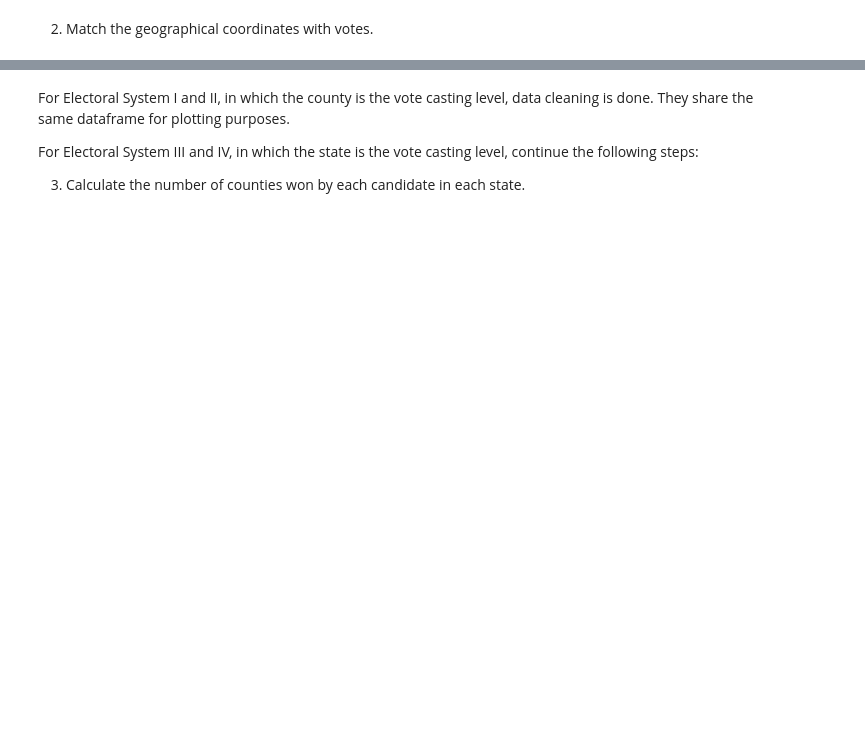
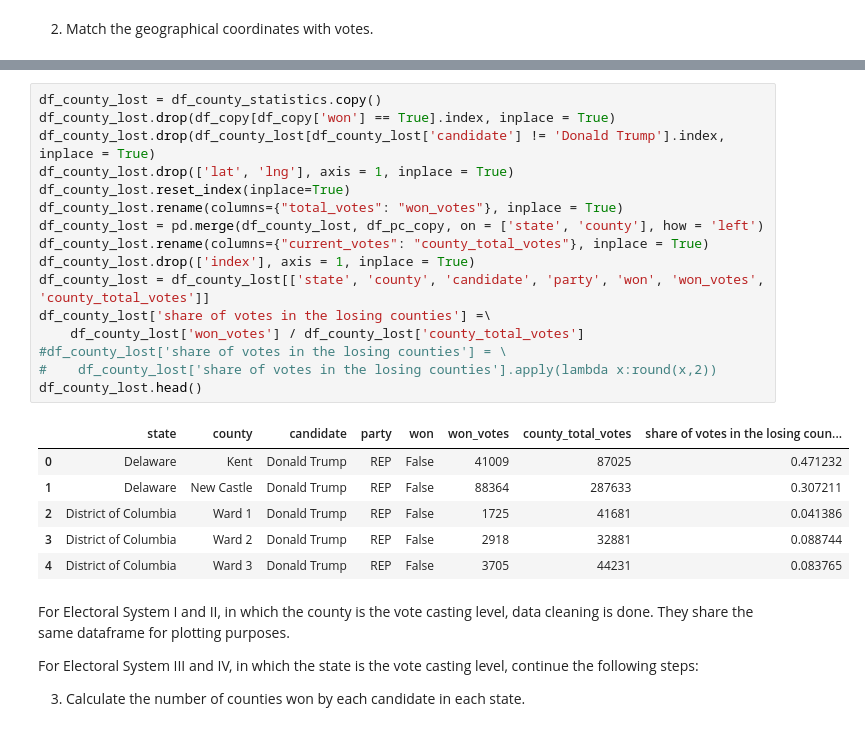
Before and after one commit to AllysonCui/ECO225, a Jupyter notebook: Code/Project 1/Project_1.ipynb, the cells around one changed output, grey strips where cells are left out. Saved outputs shown, nothing was run; the diff lists cells and outputs as text; blank space fills up the shorter version.

```diff
--- a/Code/Project 1/Project_1.ipynb
+++ b/Code/Project 1/Project_1.ipynb
@@ -137,3 +169,26 @@ df_county.head()
+# %%
+df_county_lost = df_county_statistics.copy()
+df_county_lost.drop(df_copy[df_copy['won'] == True].index, inplace = True)
+df_county_lost.drop(df_county_lost[df_county_lost['candidate'] != 'Donald Trump'].index, inplace = True)
+df_county_lost.drop(['lat', 'lng'], axis = 1, inplace = True)
+df_county_lost.reset_index(inplace=True)
+df_county_lost.rename(columns={"total_votes": "won_votes"}, inplace = True)
+df_county_lost = pd.merge(df_county_lost, df_pc_copy, on = ['state', 'county'], how = 'left')
+df_county_lost.rename(columns={"current_votes": "county_total_votes"}, inplace = True)
+df_county_lost.drop(['index'], axis = 1, inplace = True)
+df_county_lost = df_county_lost[['state', 'county', 'candidate', 'party', 'won', 'won_votes', 'county_total_votes']]
+df_county_lost['share of votes in the losing counties'] =\
+    df_county_lost['won_votes'] / df_county_lost['county_total_votes']
+#df_county_lost['share of votes in the losing counties'] = \
+#    df_county_lost['share of votes in the losing counties'].apply(lambda x:round(x,2))
+df_county_lost.head()
+# %% [output]
+|  | state | county | candidate | party | won | won_votes | county_total_votes | share of votes in the losing coun... |
+| 0 | Delaware | Kent | Donald Trump | REP | False | 41009 | 87025 | 0.471232 |
+| 1 | Delaware | New Castle | Donald Trump | REP | False | 88364 | 287633 | 0.307211 |
+| 2 | District of Columbia | Ward 1 | Donald Trump | REP | False | 1725 | 41681 | 0.041386 |
+| 3 | District of Columbia | Ward 2 | Donald Trump | REP | False | 2918 | 32881 | 0.088744 |
+| 4 | District of Columbia | Ward 3 | Donald Trump | REP | False | 3705 | 44231 | 0.083765 |
 # %% [markdown]
 For Electoral System I and II, in which the county is the vote casting level, data cleaning is done. They share the same dataframe for plotting purposes.
 
```
Also changed, not shown: parts of 43 cells of this notebook, 3 other files.
